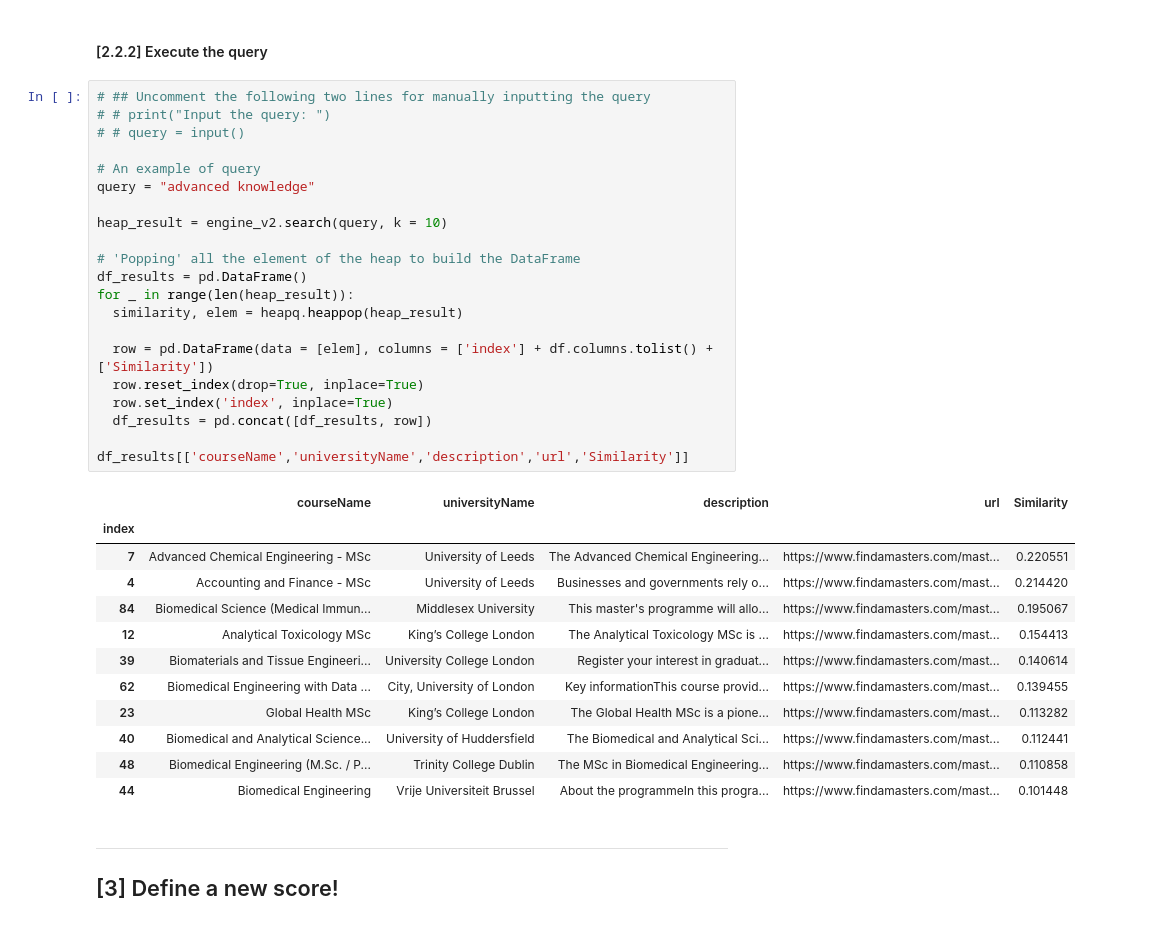
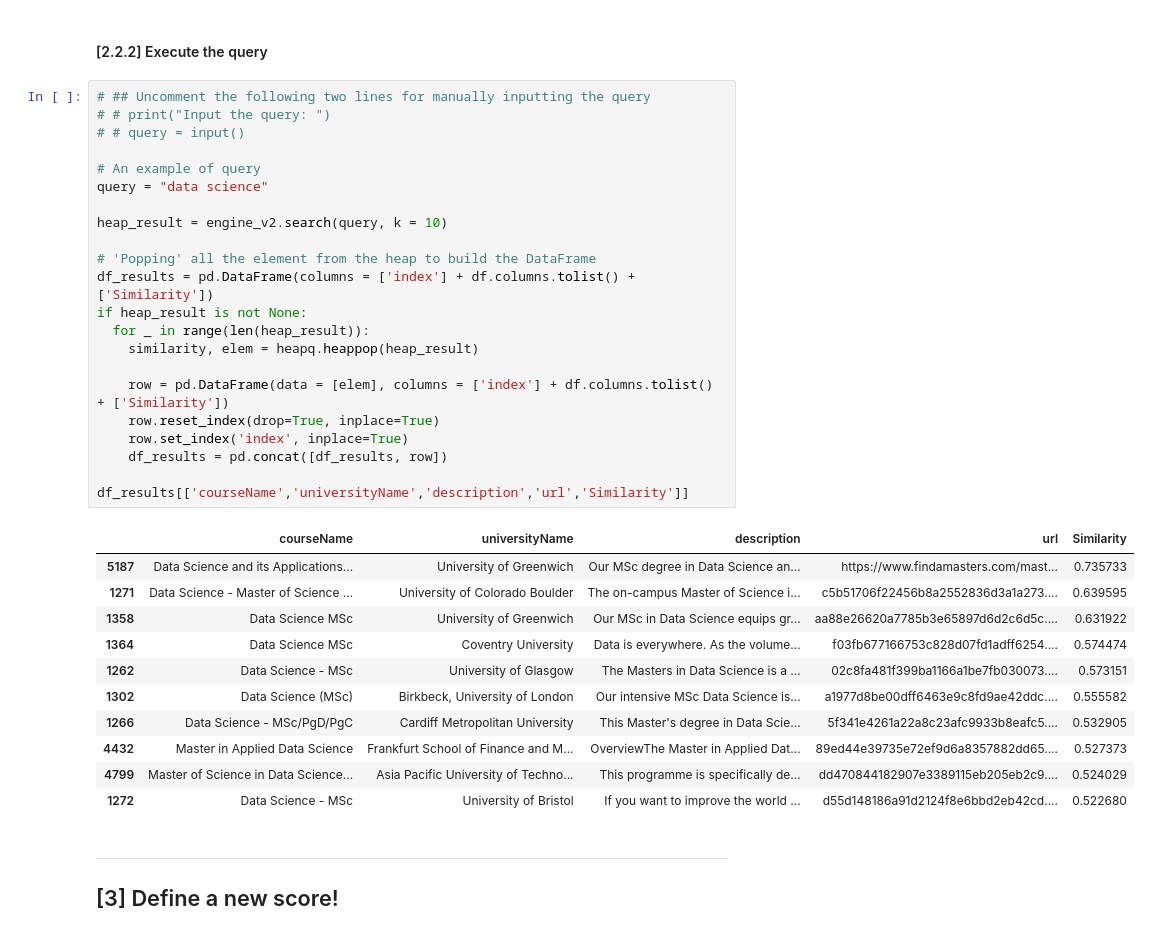
Before and after one commit to lauraaconcari/ADM_HW3, a Jupyter notebook: main.ipynb, the cells around one changed output. Saved outputs shown, nothing was run; the diff lists cells and outputs as text.

```diff
--- a/main.ipynb
+++ b/main.ipynb
@@ -312,37 +327,37 @@ inverted_index_tf_idf = engine_v2.create_inverted_index(df)
 # %%
 # ## Uncomment the following two lines for manually inputting the query
 # # print("Input the query: ")
 # # query = input()
 
 # An example of query
-query = "advanced knowledge"
+query = "data science"
 
 heap_result = engine_v2.search(query, k = 10)
 
-# 'Popping' all the element of the heap to build the DataFrame
-df_results = pd.DataFrame()
-for _ in range(len(heap_result)):
-  similarity, elem = heapq.heappop(heap_result)
+# 'Popping' all the element from the heap to build the DataFrame
+df_results = pd.DataFrame(columns = ['index'] + df.columns.tolist() + ['Similarity'])
+if heap_result is not None:
+  for _ in range(len(heap_result)):
+    similarity, elem = heapq.heappop(heap_result)
 
-  row = pd.DataFrame(data = [elem], columns = ['index'] + df.columns.tolist() + ['Similarity'])
-  row.reset_index(drop=True, inplace=True)
-  row.set_index('index', inplace=True)
-  df_results = pd.concat([df_results, row])
+    row = pd.DataFrame(data = [elem], columns = ['index'] + df.columns.tolist() + ['Similarity'])
+    row.reset_index(drop=True, inplace=True)
+    row.set_index('index', inplace=True)
+    df_results = pd.concat([df_results, row])
 
 df_results[['courseName','universityName','description','url','Similarity']]
 # %% [output]
 |  | courseName | universityName | description | url | Similarity |
-| index |  |  |  |  |  |
-| 7 | Advanced Chemical Engineering - MSc | University of Leeds | The Advanced Chemical Engineering... | https://www.findamasters.com/mast... | 0.220551 |
-| 4 | Accounting and Finance - MSc | University of Leeds | Businesses and governments rely o... | https://www.findamasters.com/mast... | 0.214420 |
-| 84 | Biomedical Science (Medical Immun... | Middlesex University | This master's programme will allo... | https://www.findamasters.com/mast... | 0.195067 |
-| 12 | Analytical Toxicology MSc | King’s College London | The Analytical Toxicology MSc is ... | https://www.findamasters.com/mast... | 0.154413 |
-| 39 | Biomaterials and Tissue Engineeri... | University College London | Register your interest in graduat... | https://www.findamasters.com/mast... | 0.140614 |
-| 62 | Biomedical Engineering with Data ... | City, University of London | Key informationThis course provid... | https://www.findamasters.com/mast... | 0.139455 |
-| 23 | Global Health MSc | King’s College London | ﻿The Global Health MSc is a pione... | https://www.findamasters.com/mast... | 0.113282 |
-| 40 | Biomedical and Analytical Science... | University of Huddersfield | The Biomedical and Analytical Sci... | https://www.findamasters.com/mast... | 0.112441 |
-| 48 | Biomedical Engineering (M.Sc. / P... | Trinity College Dublin | The MSc in Biomedical Engineering... | https://www.findamasters.com/mast... | 0.110858 |
-| 44 | Biomedical Engineering | Vrije Universiteit Brussel | About the programmeIn this progra... | https://www.findamasters.com/mast... | 0.101448 |
+| 5187 | Data Science and its Applications... | University of Greenwich | Our MSc degree in Data Science an... | https://www.findamasters.com/mast... | 0.735733 |
+| 1271 | Data Science - Master of Science ... | University of Colorado Boulder | The on-campus Master of Science i... | c5b51706f22456b8a2552836d3a1a273.... | 0.639595 |
+| 1358 | Data Science MSc | University of Greenwich | Our MSc in Data Science equips gr... | aa88e26620a7785b3e65897d6d2c6d5c.... | 0.631922 |
+| 1364 | Data Science MSc | Coventry University | Data is everywhere. As the volume... | f03fb677166753c828d07fd1adff6254.... | 0.574474 |
+| 1262 | Data Science - MSc | University of Glasgow | The Masters in Data Science is a ... | 02c8fa481f399ba1166a1be7fb030073.... | 0.573151 |
+| 1302 | Data Science (MSc) | Birkbeck, University of London | Our intensive MSc Data Science is... | a1977d8be00dff6463e9c8fd9ae42ddc.... | 0.555582 |
+| 1266 | Data Science - MSc/PgD/PgC | Cardiff Metropolitan University | This Master's degree in Data Scie... | 5f341e4261a22a8c23afc9933b8eafc5.... | 0.532905 |
+| 4432 | Master in Applied Data Science | Frankfurt School of Finance and M... | OverviewThe Master in Applied Dat... | 89ed44e39735e72ef9d6a8357882dd65.... | 0.527373 |
+| 4799 | Master of Science in Data Science... | Asia Pacific University of Techno... | This programme is specifically de... | dd470844182907e3389115eb205eb2c9.... | 0.524029 |
+| 1272 | Data Science - MSc | University of Bristol | If you want to improve the world ... | d55d148186a91d2124f8e6bbd2eb42cd.... | 0.522680 |
 # %% [markdown]
 ---
 ## [3] Define a new score!
```
Also changed, not shown: parts of 6 cells of this notebook.
